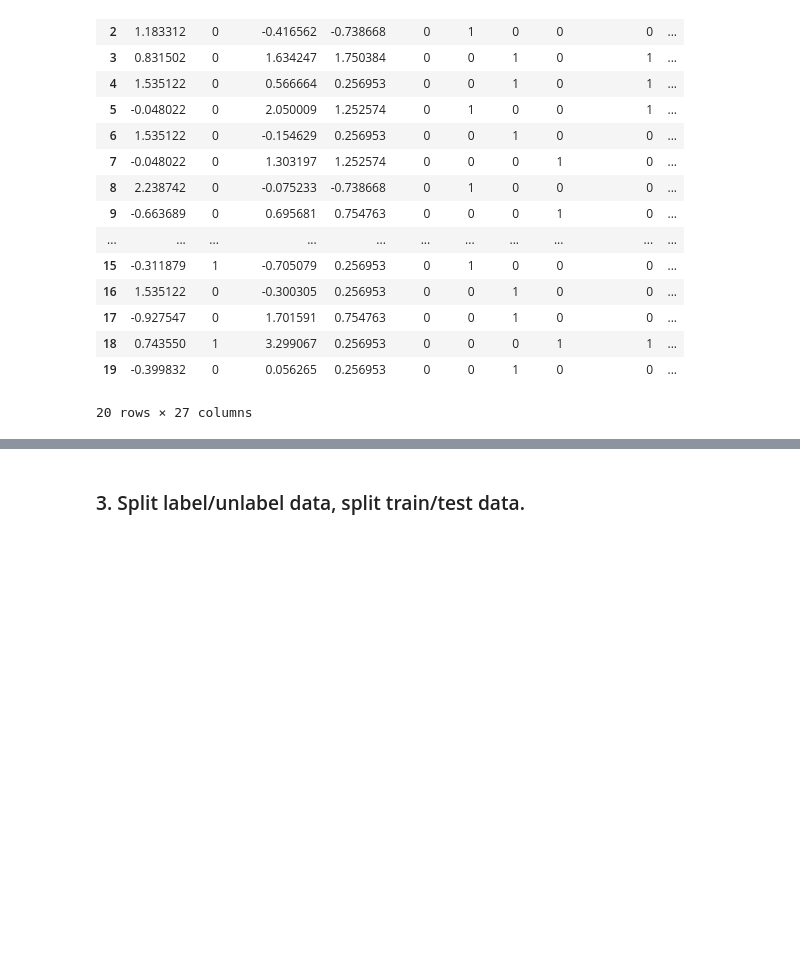
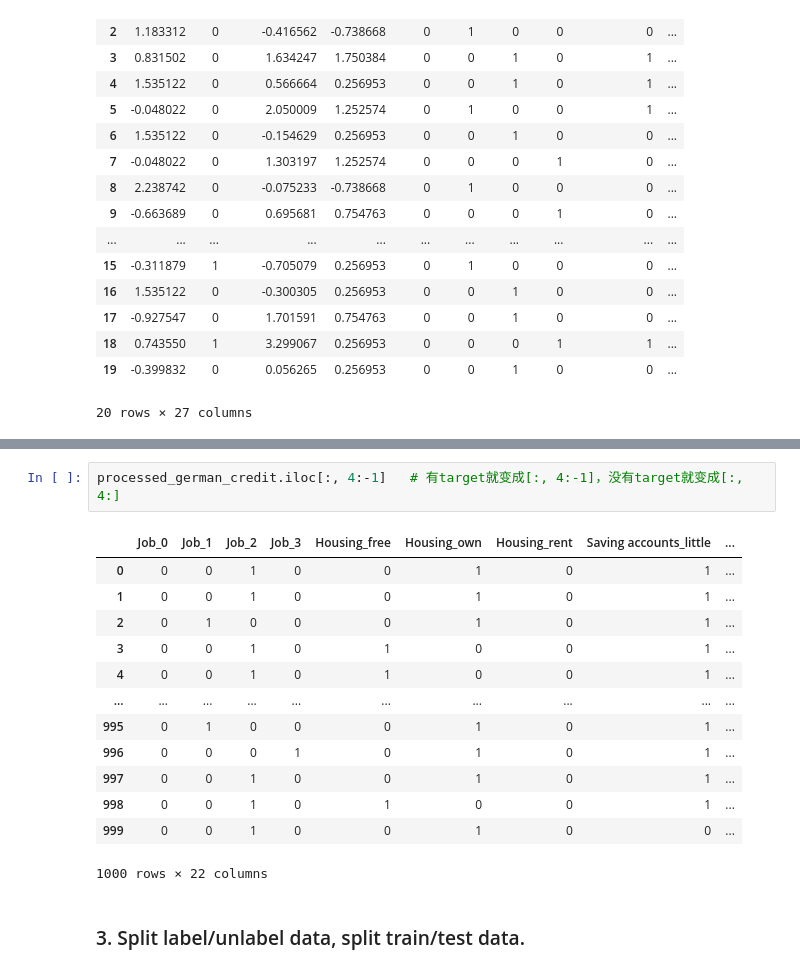
Before and after one commit to youlei202/FairSHAP, a Jupyter notebook: z_5fold_1german.ipynb, the cells around one changed output, grey strips where cells are left out. Cells and saved outputs as stored; diff of their text form; blank space fills up the shorter version.

```diff
--- a/z_5fold_1german.ipynb
+++ b/z_5fold_1german.ipynb
@@ -56,3 +72,19 @@ processed_german_credit.head(20)
+# %%
+processed_german_credit.iloc[:, 4:-1]   # 有target就变成[:, 4:-1]，没有target就变成[:, 4:]
+# %% [output]
+|  | Job_0 | Job_1 | Job_2 | Job_3 | Housing_free | Housing_own | Housing_rent | Saving accounts_little | ... |
+| 0 | 0 | 0 | 1 | 0 | 0 | 1 | 0 | 1 | ... |
+| 1 | 0 | 0 | 1 | 0 | 0 | 1 | 0 | 1 | ... |
+| 2 | 0 | 1 | 0 | 0 | 0 | 1 | 0 | 1 | ... |
+| 3 | 0 | 0 | 1 | 0 | 1 | 0 | 0 | 1 | ... |
+| 4 | 0 | 0 | 1 | 0 | 1 | 0 | 0 | 1 | ... |
+| ... | ... | ... | ... | ... | ... | ... | ... | ... | ... |
+| 995 | 0 | 1 | 0 | 0 | 0 | 1 | 0 | 1 | ... |
+| 996 | 0 | 0 | 0 | 1 | 0 | 1 | 0 | 1 | ... |
+| 997 | 0 | 0 | 1 | 0 | 0 | 1 | 0 | 1 | ... |
+| 998 | 0 | 0 | 1 | 0 | 1 | 0 | 0 | 1 | ... |
+| 999 | 0 | 0 | 1 | 0 | 0 | 1 | 0 | 0 | ... |
+1000 rows × 22 columns
 # %% [markdown]
 ### 3. Split label/unlabel data, split train/test data.
 # %%
```
Also changed, not shown: parts of 1 cell of this notebook, 16 other files.
